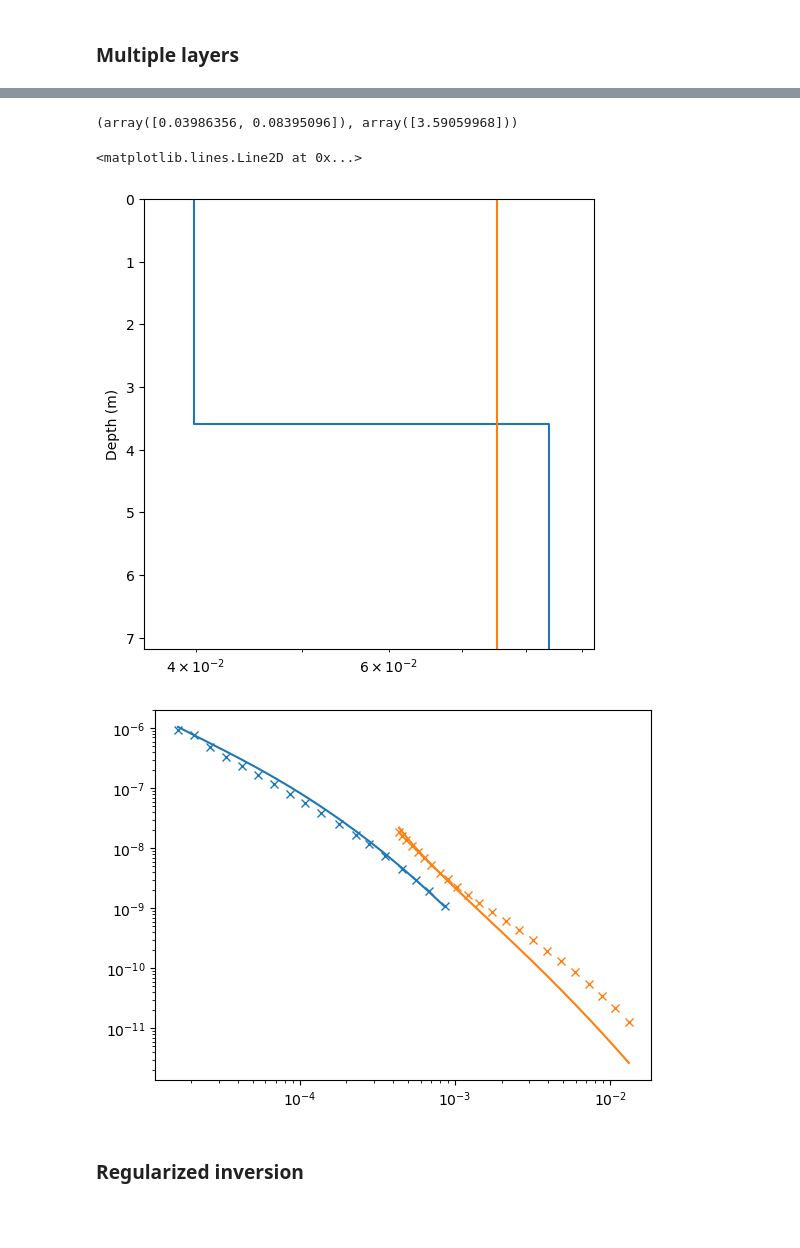
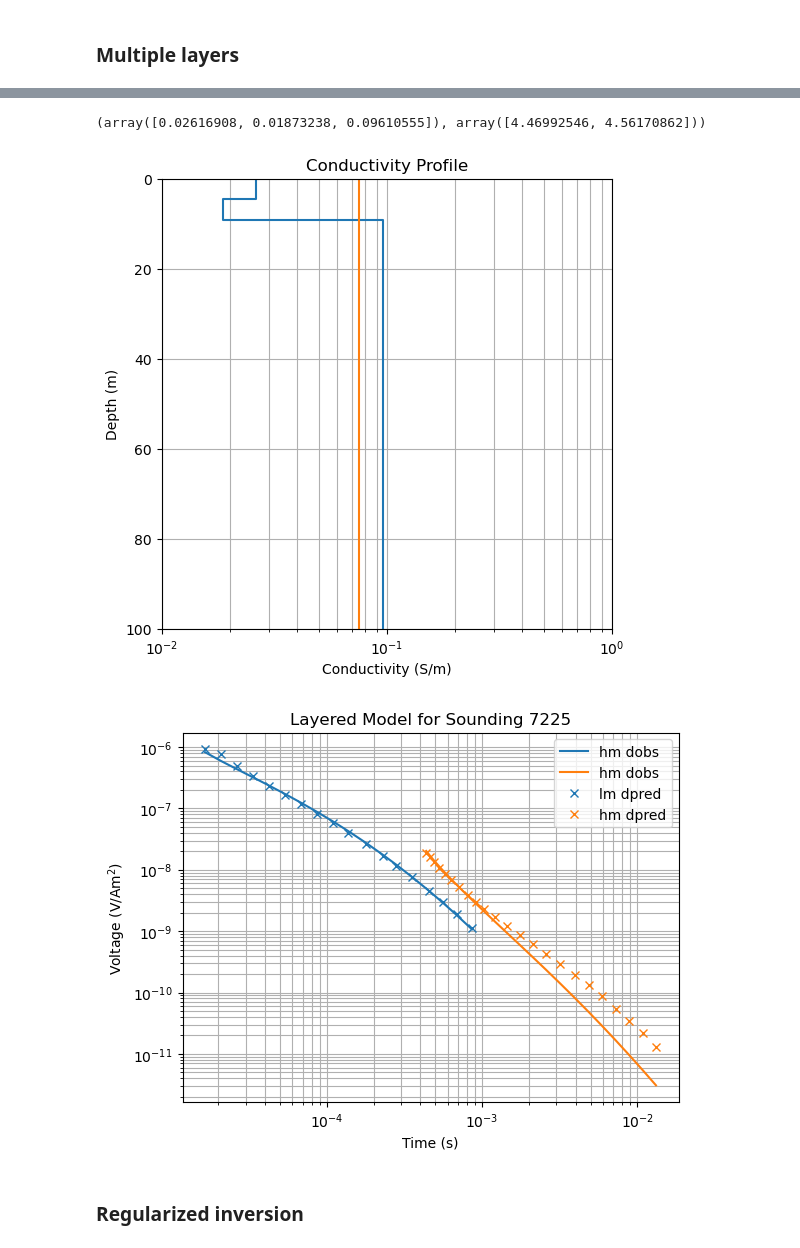
Before and after one commit to oscarshek/EOSC-556-Project, a Jupyter notebook: Notebook/AusAEM_WA.ipynb, the cells around one changed output, grey strips where cells are left out. Cells and saved outputs as stored; diff of their text form; code cells hidden in the pictures; blank space fills up the shorter version.

```diff
--- a/Notebook/AusAEM_WA.ipynb
+++ b/Notebook/AusAEM_WA.ipynb
@@ -378,16 +376,22 @@ array([0.07529727])
 # (so we can easily index it with receivers for plotting)
 data_pre = sim_inv1.make_synthetic_data(recovered_model)
 # %%
-def plot_data(data_obj):
-    plt.loglog(LM_times, -data_obj[src_lm, rx_lm])
-    plt.loglog(HM_times, -data_obj[src_hm, rx_hm])
+def plot_data(data_obj, sounding, y):
+    plt.loglog(LM_times, -data_obj[src_lm, rx_lm], label='hm dobs')
+    plt.loglog(HM_times, -data_obj[src_hm, rx_hm], label='hm dobs')
 
     plt.loglog(
-        LM_times, -data_container[src_lm, rx_lm], color='C0', marker='x', linestyle=""
+        LM_times, -data_container[src_lm, rx_lm], color='C0', marker='x', linestyle="", label='lm dpred'
     )
     plt.loglog(
-        HM_times, -data_container[src_hm, rx_hm], color='C1', marker='x', linestyle=""
+        HM_times, -data_container[src_hm, rx_hm], color='C1', marker='x', linestyle="", label='hm dpred'
     )
+    plt.grid(which="both")
+    plt.xlabel('Time (s)')
+    plt.ylabel('Voltage (V/Am$^2$)')
+    plt.title( y + 'for Sounding ' + str(sounding))
+    plt.legend()
+    plt.show()
 
-plot_data(data_pre)
+plot_data(data_pre, sounding, 'Parametric Halfspace ')
 # %% [output]
@@ -395,7 +399,7 @@ plot_data(data_pre)
 # %% [markdown]
 ### Multiple layers
 # %%
-n_layers = 2
+n_layers = 3
 wire_map = maps.Wires(('sigma',n_layers), ('thicknesses', n_layers-1))
 # %%
 sigma_map = exp_map * wire_map.sigma
@@ -403,7 +407,7 @@ thick_map = wire_map.thicknesses # exp_map * wire_map.thicknesses # delete exp_m
 # %%
 # let's use the best fitting half-space as our initial model
 m_sigma_0_2 = np.full(n_layers, recovered_model[0])  # Already in log-space
-m_h_0_2 = np.log(np.full(n_layers-1, 10))
+m_h_0_2 = np.log(np.full(n_layers-1, 20))
 m_0_2 = np.r_[m_sigma_0_2, m_h_0_2]
 
 sim_inv2 = tdem.Simulation1DLayered(srv, sigmaMap=sigma_map, thicknessesMap=thick_map)
@@ -417,13 +418,13 @@ phi_d_2 = L2DataMisfit(data=data_container, simulation=sim_inv2)
 
 # create all of the same components of the inversion problem as before
 minimizer2 = opt = optimization.InexactGaussNewton(
-    maxIter=10, maxIterLS=20, maxIterCG=10, tolCG=1e-3
+    maxIter=20, maxIterLS=20, maxIterCG=10, tolCG=1e-3
 )
 
 # again create a reg that has the same input size as the model vector, and then turn it off by setting `beta=0`
 empty_reg = regularization.Smallness(discretize.TensorMesh([len(m_0_2)]))
 inv_prob_2 = inverse_problem.BaseInvProblem(
-    phi_d_2, reg=empty_reg, opt=minimizer2, beta=0.0
+    phi_d_2, reg=empty_reg, opt=minimizer2, beta=1e5
 )
 # %%
 inv2 = inversion.BaseInversion(inv_prob_2, [])
@@ -452,19 +453,21 @@ x0 has any nan: 0
 data_pre_2 = sim_inv2.make_synthetic_data(recovered_model_2)
 sim_inv2.sigma, sim_inv2.thicknesses
 # %% [output]
-(array([0.03986356, 0.08395096]), array([3.59059968]))
+(array([0.02616908, 0.01873238, 0.09610555]), array([4.46992546, 4.56170862]))
 # %%
 ax = plot_1d_layer_model(sim_inv2.thicknesses, sim_inv2.sigma)
 ax.axvline(sim_inv1.sigma, color='C1')
-#ax.set_ylim([50, 0])
-#ax.set_xlim([1E-2, 1E0]);
+ax.set_xlabel("Conductivity (S/m)")
+ax.set_title("Conductivity Profile")
+ax.set_ylim([100, 0])
+ax.set_xlim([1E-2, 1E0])
+ax.grid(which="both")
 # %% [output]
-<matplotlib.lines.Line2D at 0x...>
-[figure, old version]
+[figure, new version]
 # %%
-plot_data(data_pre_2)
+plot_data(data_pre_2, sounding, 'Layered Model ')
 # %% [output]
-[figure, old version]
+[figure, new version]
 # %% [markdown]
 ### Regularized inversion
 # %%
```
Also changed, not shown: parts of 12 cells of this notebook, 1 other file.
